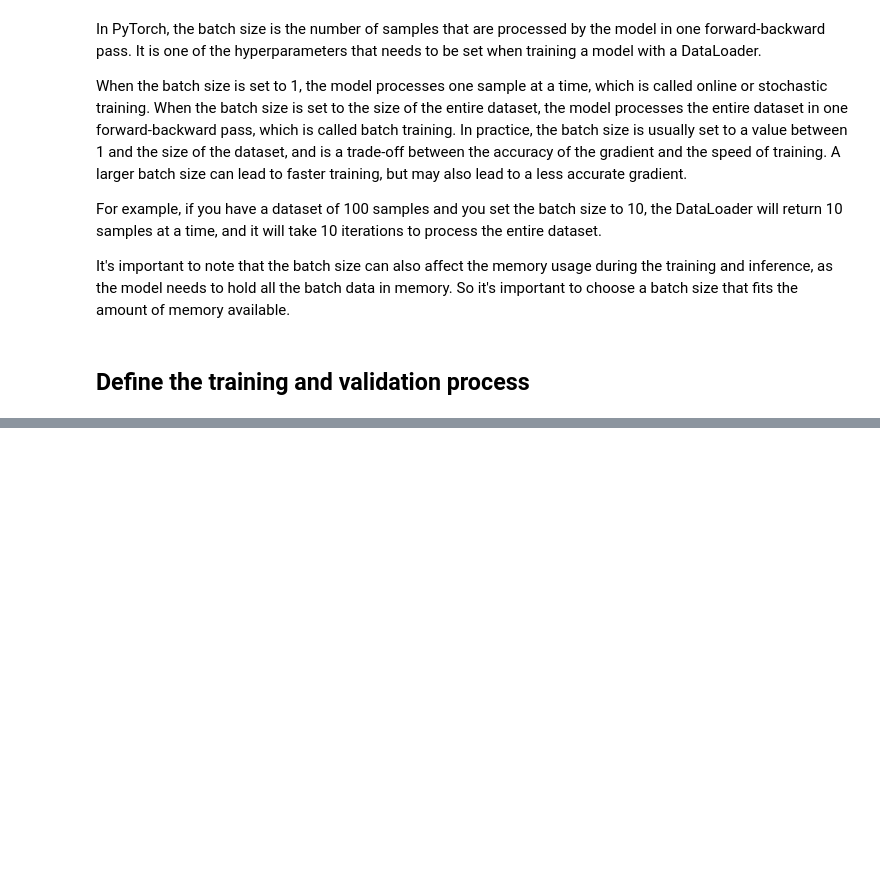
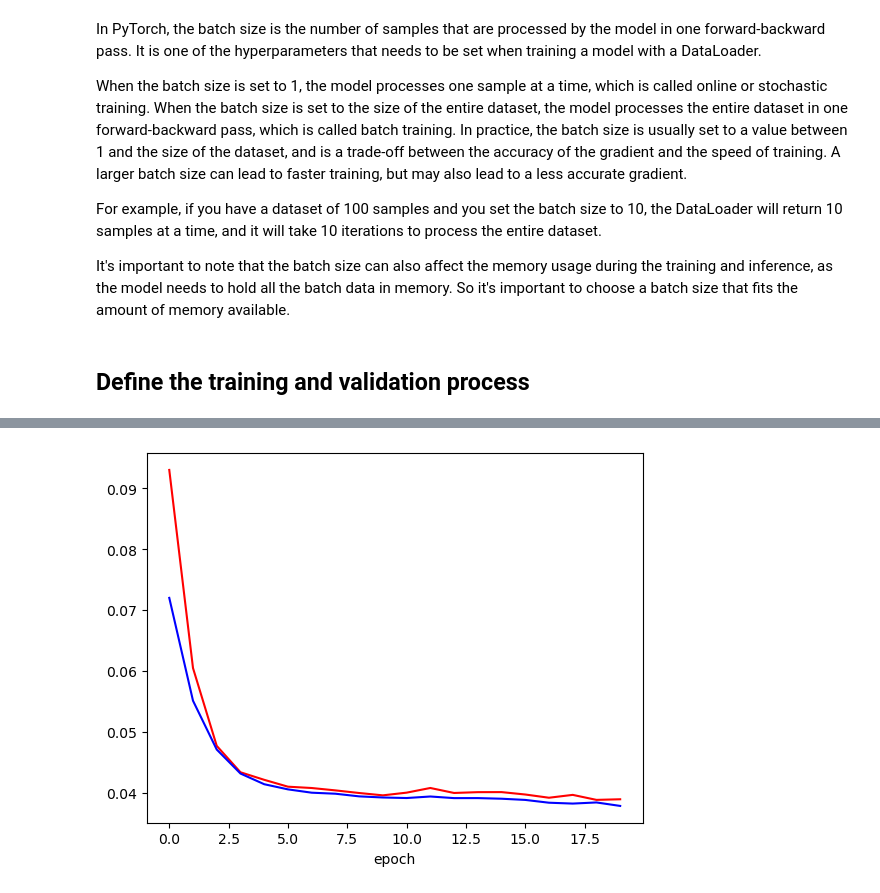
Before and after one commit to cnll0075/machine_learning_course, a Jupyter notebook: 11_pytorch_simple_classification.ipynb, the cells around one changed output, grey strips where cells are left out. Cells and saved outputs as stored; diff of their text form; code cells hidden in the pictures; blank space fills up the shorter version.

```diff
--- a/11_pytorch_simple_classification.ipynb
+++ b/11_pytorch_simple_classification.ipynb
@@ -65,2 +112,33 @@ It's important to note that the batch size can also affect the memory usage duri
 # %% [markdown]
 ## Define the training and validation process
+# %%
+train_losses = []
+def train(model, train_loader, optimizer, epoch):
+    model.train() #this sets the mode to training
+    train_loss = 0
+    for batch_idx, (data, labels) in enumerate(train_loader):
+        optimizer.zero_grad() ## this is to ensure gradients from previous batch does not affect current batch
+        output = model(data)
+
+        loss = F.nll_loss(output, labels)
+        train_loss += loss.item()
+        loss.backward() ## calculate gradients
+        optimizer.step() ## update the parameters using gradients
+
+    train_loss /= len(train_loader.dataset)
+    train_losses.append(train_loss)
+    print(f"Train Epoch: {epoch}, Loss: {train_loss: .6f}")
+# %%
+test_losses = []
+def valid(model, test_loader):
+    model.eval() # sets the mode to prediction
+    test_loss = 0
+
+    with torch.no_grad():
+        for data, labels in test_loader:
+            output = model(data)
+            test_loss += F.nll_loss(output, labels).item()
+
+    test_loss /= len(test_loader.dataset)
+    test_losses.append(test_loss)
+    print(f"Test set average Loss: {test_loss: .6f}\n")
@@ -66,0 +171,7 @@ It's important to note that the batch size can also affect the memory usage duri
+# %%
+plt.plot(train_losses, color= 'r')
+plt.plot(test_losses, color='b')
+plt.xlabel("epoch")
+plt.show()
+# %% [output]
+[figure, added]
```
Also changed, not shown: parts of 12 cells of this notebook, 1 other file.
